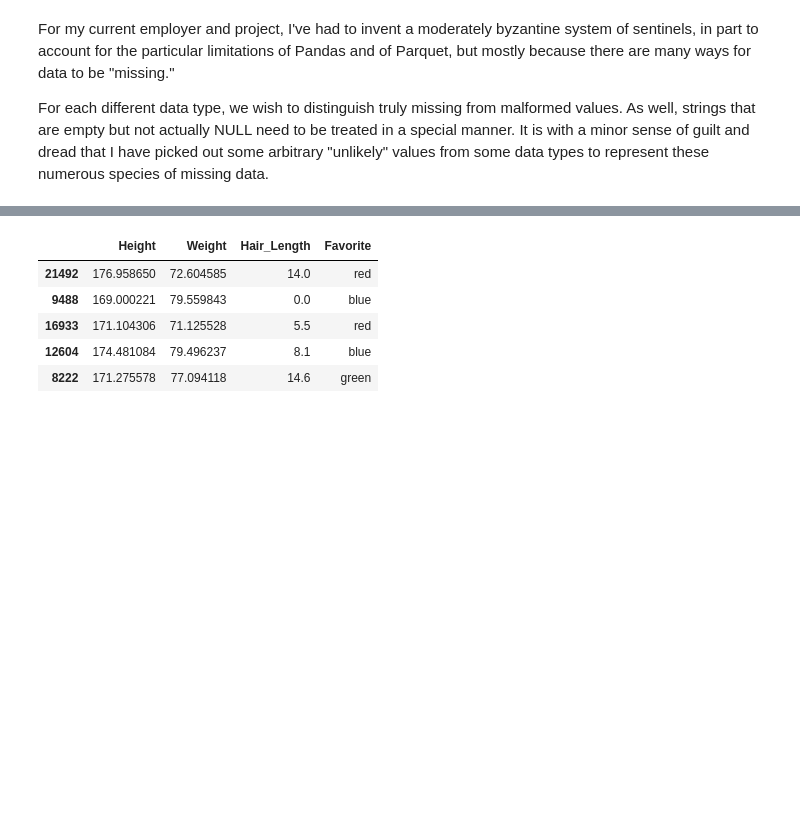
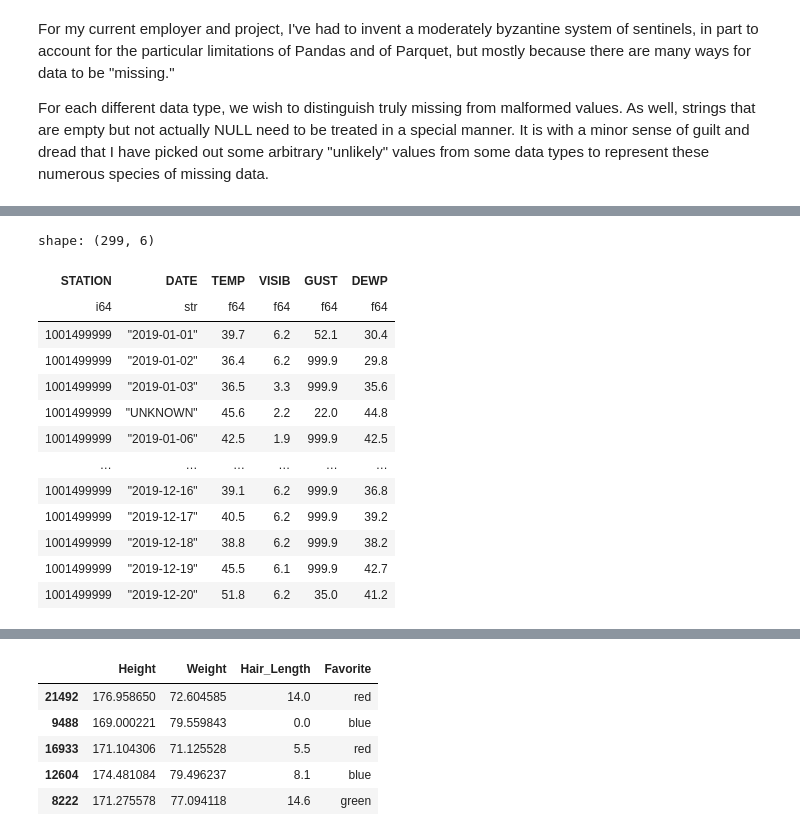
Before and after one commit to DavidMertz/CleaningDataVideo, a Jupyter notebook: Anomaly_Detection.ipynb, the cells around one changed output, grey strips where cells are left out. Drawn from its saved outputs; the diff is of its cells as text; code cells hidden in the pictures; blank space fills up the shorter version.

```diff
--- a/Anomaly_Detection.ipynb
+++ b/Anomaly_Detection.ipynb
@@ -306,0 +212,18 @@ Minimum, maximum and verifying use of integer data type is sufficient to assure
+# %%
+sorstokken = pl.read_csv('data/sorstokken-no.csv.gz')
+sorstokken
+# %% [output]
+shape: (299, 6)
+| STATION | DATE | TEMP | VISIB | GUST | DEWP |
+| i64 | str | f64 | f64 | f64 | f64 |
+| 1001499999 | "2019-01-01" | 39.7 | 6.2 | 52.1 | 30.4 |
+| 1001499999 | "2019-01-02" | 36.4 | 6.2 | 999.9 | 29.8 |
+| 1001499999 | "2019-01-03" | 36.5 | 3.3 | 999.9 | 35.6 |
+| 1001499999 | "UNKNOWN" | 45.6 | 2.2 | 22.0 | 44.8 |
+| 1001499999 | "2019-01-06" | 42.5 | 1.9 | 999.9 | 42.5 |
+| … | … | … | … | … | … |
+| 1001499999 | "2019-12-16" | 39.1 | 6.2 | 999.9 | 36.8 |
+| 1001499999 | "2019-12-17" | 40.5 | 6.2 | 999.9 | 39.2 |
+| 1001499999 | "2019-12-18" | 38.8 | 6.2 | 999.9 | 38.2 |
+| 1001499999 | "2019-12-19" | 45.5 | 6.1 | 999.9 | 42.7 |
+| 1001499999 | "2019-12-20" | 51.8 | 6.2 | 35.0 | 41.2 |
```
Also changed, not shown: parts of 101 cells of this notebook, 37 other files.
